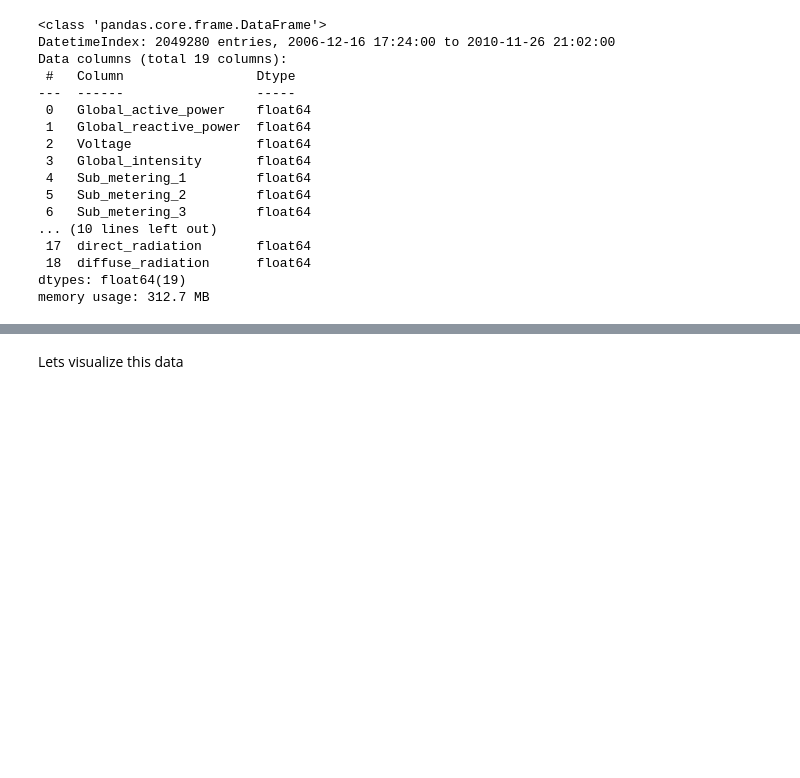
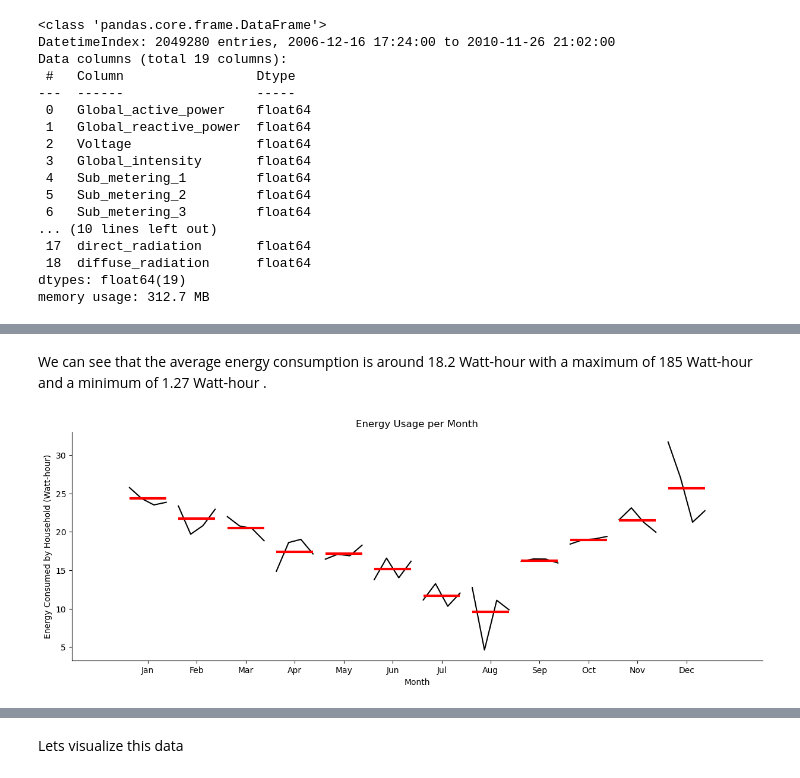
Before and after one commit to anishk18/BrainStation_CapstoneProject, a Jupyter notebook: notebooks/03-pre-processing_AdvancedEDA_Sprint 2.ipynb, the cells around one changed output, grey strips where cells are left out. Cells and saved outputs as stored; diff of their text form; code cells hidden in the pictures; blank space fills up the shorter version.

```diff
--- a/notebooks/03-pre-processing.ipynb
+++ b/notebooks/03-pre-processing_AdvancedEDA_Sprint 2.ipynb
@@ -170,0 +326,18 @@ Name: Global_active_power, dtype: float64
+# %% [markdown]
+
+We can see that the average energy consumption is around 18.2 Watt-hour with a maximum of 185 Watt-hour  and a minimum of 1.27 Watt-hour .
+# %%
+# Lets explore some seasonal patterns in the data.
+from statsmodels.graphics.tsaplots import month_plot
+
+plt.figure(figsize=(15, 5))
+
+# create the seasonal plot
+month_plot(power_df_clean_monthly['Energy Consumed by Household (Watt-hour)'], ax=plt.gca())
+plt.xlabel("Month")
+plt.ylabel("Energy Consumed by Household (Watt-hour)")
+plt.title("Energy Usage per Month")
+sns.despine()
+plt.show()
+# %% [output]
+[figure, added]
```
Also changed, not shown: parts of 53 cells of this notebook, 10 other files.
